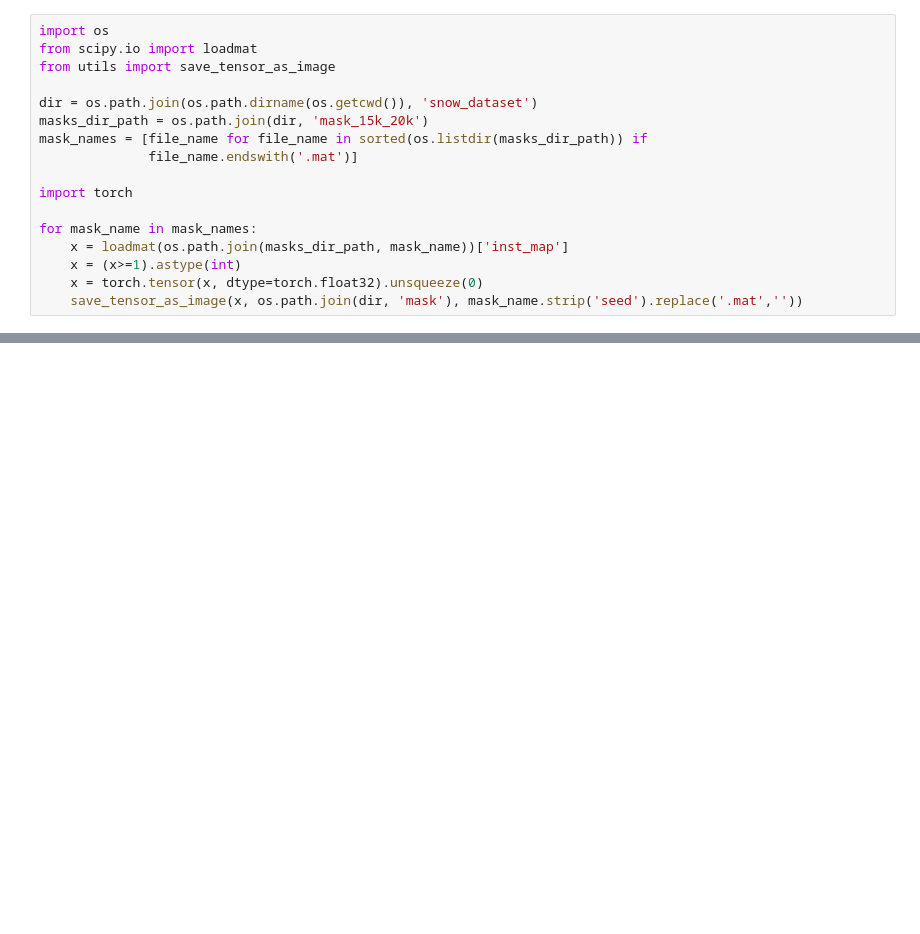
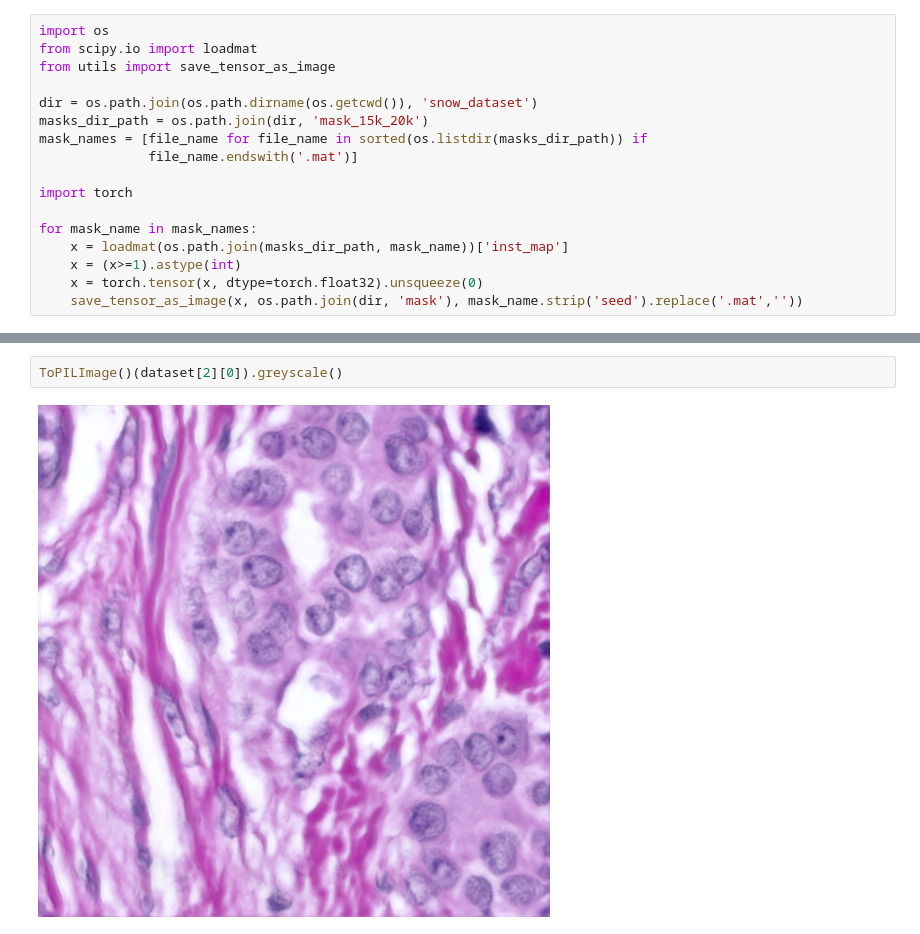
Before and after one commit to sccthomas/ECM3401_Individual_Project, a Jupyter notebook: sandbox.ipynb, the cells around one changed output, grey strips where cells are left out. Cells and saved outputs as stored; diff of their text form; blank space fills up the shorter version.

```diff
--- a/sandbox.ipynb
+++ b/sandbox.ipynb
@@ -30,0 +30,4 @@ ToPILImage()(mask)
+# %%
+ToPILImage()(dataset[2][0]).greyscale()
+# %% [output]
+[figure, added]
```
Also changed, not shown: parts of 7 cells of this notebook, 15 other files.
